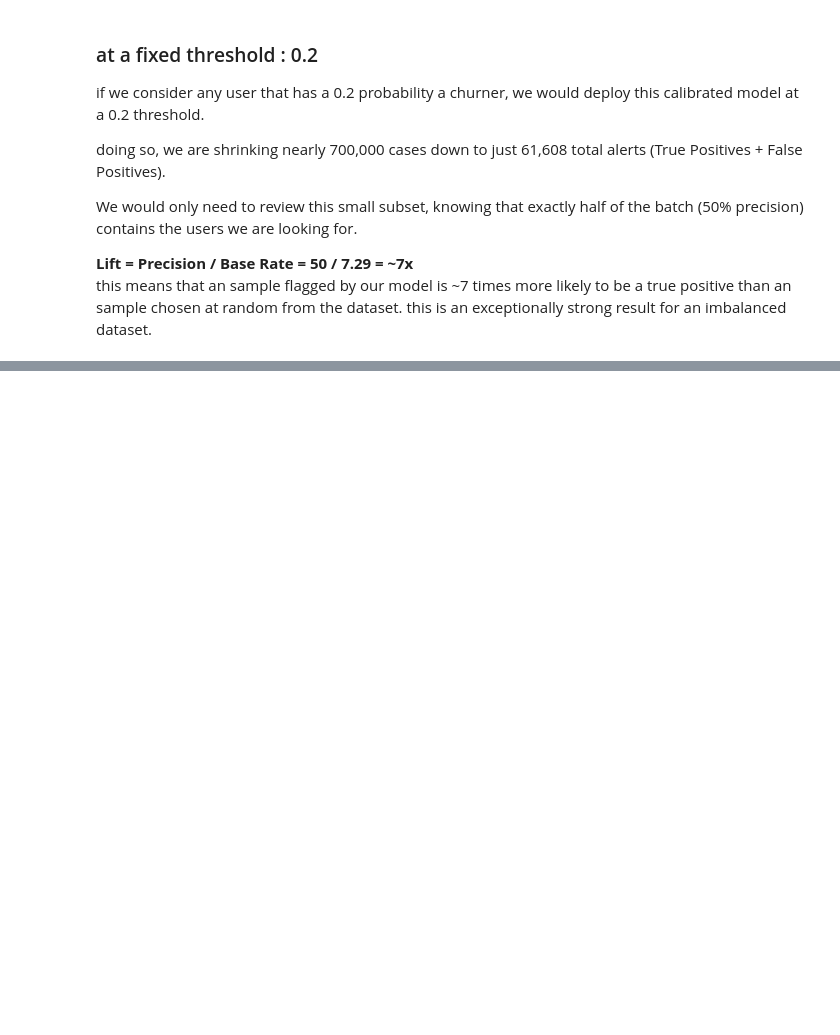
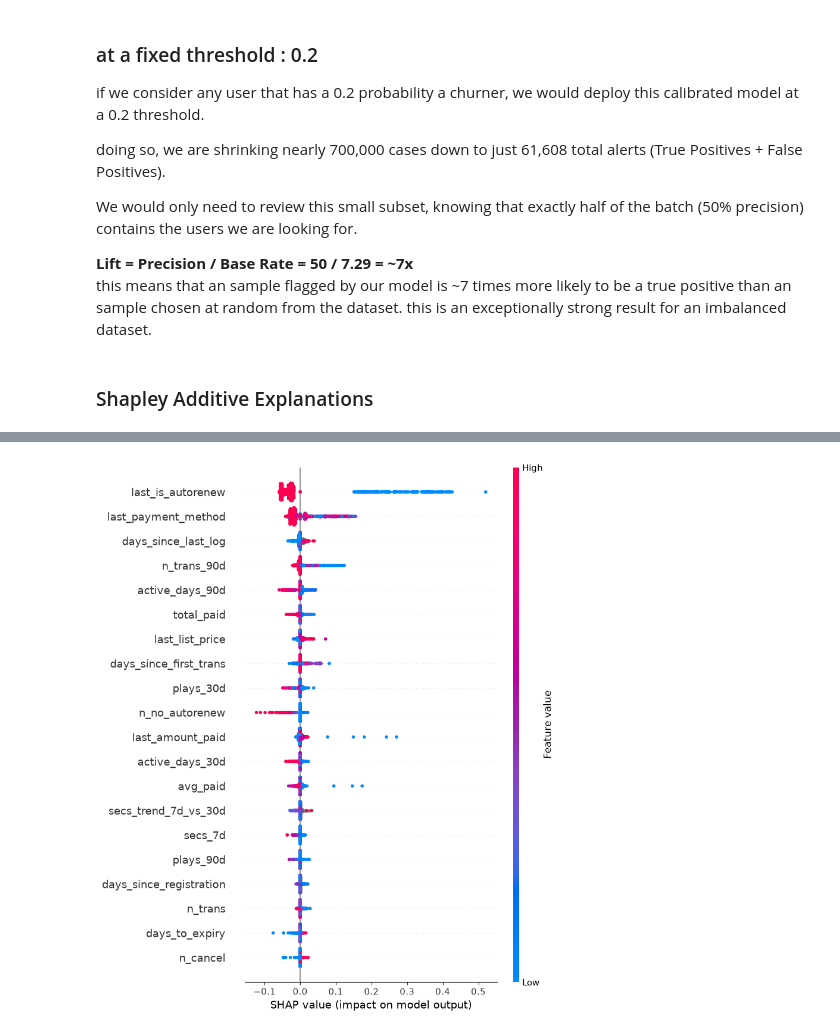
Before and after one commit to zakariaaithssain/ChurnOps, a Jupyter notebook: results.ipynb, the cells around one changed output, grey strips where cells are left out. Drawn from its saved outputs; the diff is of its cells as text; code cells hidden in the pictures; blank space fills up the shorter version.

Commit message:
explain model output summary using shap

```diff
--- a/results.ipynb
+++ b/results.ipynb
@@ -107,3 +107,41 @@ We would only need to review this small subset, knowing that exactly half of the
 
 **Lift = Precision / Base Rate = 50 / 7.29 = ~7x**
 this means that an sample flagged by our model is ~7 times more likely to be a true positive than an sample chosen at random from the dataset.  this is an exceptionally strong result for an imbalanced dataset.
+# %% [markdown]
+### Shapley Additive Explanations
+# %%
+import shap
+import pandas as pd
+from sklearn.model_selection import train_test_split
+
+shap.initjs()
+
+X_remaining, X_background, y_remaining, y_background = train_test_split(
+    X_lgbm_test, y_test,
+    test_size=100,
+    stratify=y_test,
+    random_state=SEED
+)
+
+X_shap_sample, _, _, _ = train_test_split(
+    X_remaining, y_remaining,
+    train_size=1000,
+    stratify=y_remaining,
+    random_state=SEED
+)
+
+X_background_coerced = coerce_lgbm_dtypes(X_background)
+X_shap_coerced = coerce_lgbm_dtypes(X_shap_sample)
+
+feature_names = X_background_coerced.columns.tolist()
+original_dtypes = X_background_coerced.dtypes
+
+#to fix dtype error
+def predict_fn(x):
+    df = pd.DataFrame(x, columns=feature_names).astype(original_dtypes)
+    return calib_lgbm["isotonic"].predict_proba(df)[:, 1]
+
+explainer = shap.KernelExplainer(predict_fn, X_background_coerced)
+shap_values = explainer.shap_values(X_shap_coerced)
+shap.summary_plot(shap_values, X_shap_coerced)
+# %% [output]
@@ -109,0 +149 @@ this means that an sample flagged by our model is ~7 times more likely to be a t
+[figure, added]
```
Also changed, not shown: parts of 2 cells of this notebook, 2 other files.
